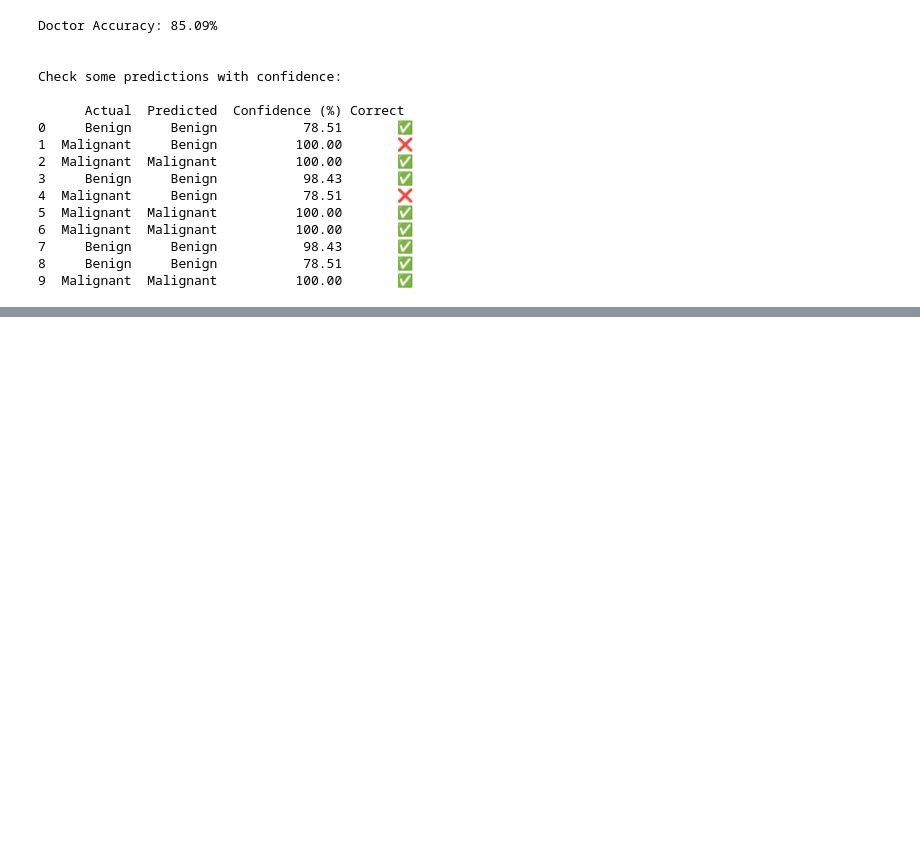
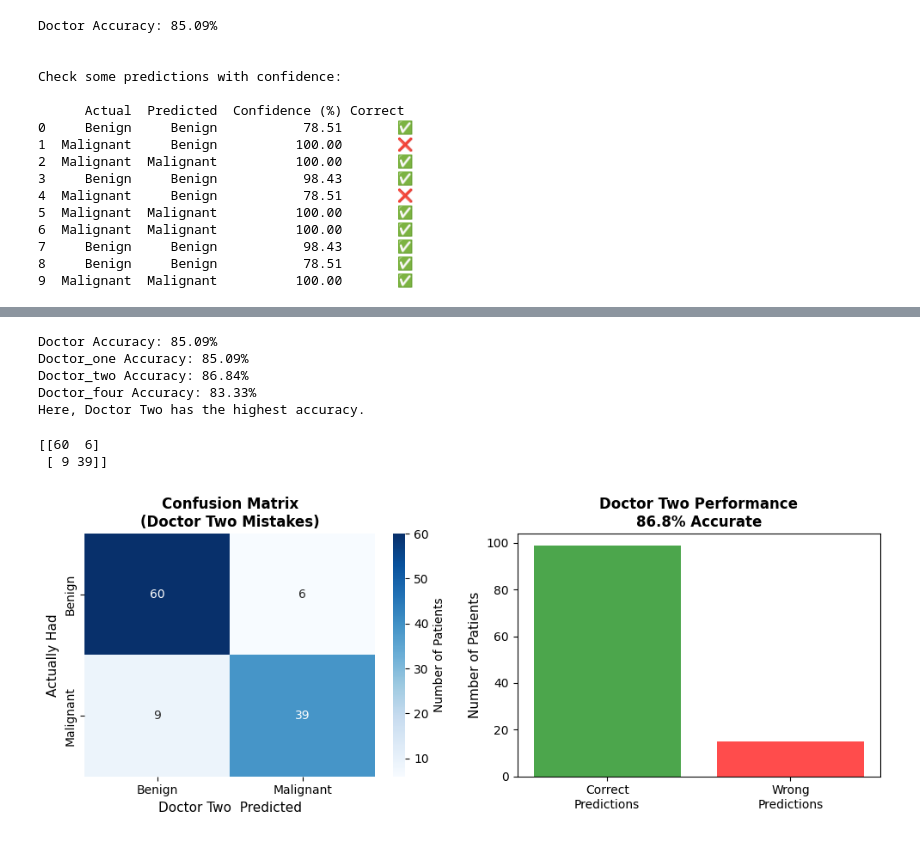
Before and after one commit to mdrakibhossain091b1/DATA-RESEARCH-, a Jupyter notebook: Machine Learning/Machine_Learning_Assignment_01.ipynb, the cells around one changed output, grey strips where cells are left out. Drawn from its saved outputs; the diff is of its cells as text; code cells hidden in the pictures; blank space fills up the shorter version.

```diff
--- a/Machine Learning/Machine_Learning_Assignment_01.ipynb
+++ b/Machine Learning/Machine_Learning_Assignment_01.ipynb
@@ -142,3 +142,13 @@ Check some predictions with confidence:
 7     Benign     Benign           98.43       ✅
 8     Benign     Benign           78.51       ✅
 9  Malignant  Malignant          100.00       ✅
+# %%
+# 7. Train With Depth 1
+doctor_one = DecisionTreeClassifier(
+    max_depth=1,
+    random_state=20
+)
+
+# Train the model
+doctor_one.fit(x_train, y_train)
+print("Doctor_One training completed!")
@@ -144,0 +197,10 @@ Check some predictions with confidence:
+# %%
+#Train With Depth 2
+doctor_two = DecisionTreeClassifier(
+    max_depth=2,
+    random_state=20
+)
+
+# Train the model
+doctor_two.fit(x_train, y_train)
+print("Doctor_two training completed!")
@@ -144,0 +301,44 @@ Check some predictions with confidence:
+# %%
+# find highest accuracy
+print(f'Doctor Accuracy: {accuracy*100:.2f}%')
+print(f'Doctor_one Accuracy: {accuracy_one*100:.2f}%')
+print(f'Doctor_two Accuracy: {accuracy_two*100:.2f}%')
+print(f'Doctor_four Accuracy: {accuracy_four*100:.2f}%')
+print('Here, Doctor Two has the highest accuracy.')
+# %% [output]
+Doctor Accuracy: 85.09%
+Doctor_one Accuracy: 85.09%
+Doctor_two Accuracy: 86.84%
+Doctor_four Accuracy: 83.33%
+Here, Doctor Two has the highest accuracy.
+# %%
+# 9. Calculate confusion matrix (confusion matrix plot, Accuracy visualization)
+cm = confusion_matrix(y_test, predictions_two)
+print(cm)
+plt.figure(figsize=(10, 4))
+
+# Confusion Matrix Plot
+plt.subplot(1, 2, 1)
+sns.heatmap(cm, annot=True, fmt='d', cmap='Blues',
+            xticklabels=['Benign', 'Malignant'],
+            yticklabels=['Benign', 'Malignant'],
+            cbar_kws={'label': 'Number of Patients'})
+plt.title('Confusion Matrix\n(Doctor Two Mistakes)', fontweight='bold', fontsize=12)
+plt.xlabel('Doctor Two  Predicted', fontsize=11)
+plt.ylabel('Actually Had', fontsize=11)
+
+# Accuracy visualization
+plt.subplot(1, 2, 2)
+categories = ['Correct\nPredictions', 'Wrong\nPredictions']
+values = [cm[0,0] + cm[1,1], cm[0,1] + cm[1,0]]
+colors = ['green', 'red']
+plt.bar(categories, values, color=colors, alpha=0.7)
+plt.title(f'Doctor Two Performance\n{accuracy_two*100:.1f}% Accurate', fontweight='bold', fontsize=12)
+plt.ylabel('Number of Patients', fontsize=11)
+
+plt.tight_layout()
+plt.show()
+# %% [output]
+[[60  6]
+ [ 9 39]]
+[figure, added]
```
Also changed, not shown: parts of 6 cells of this notebook.
